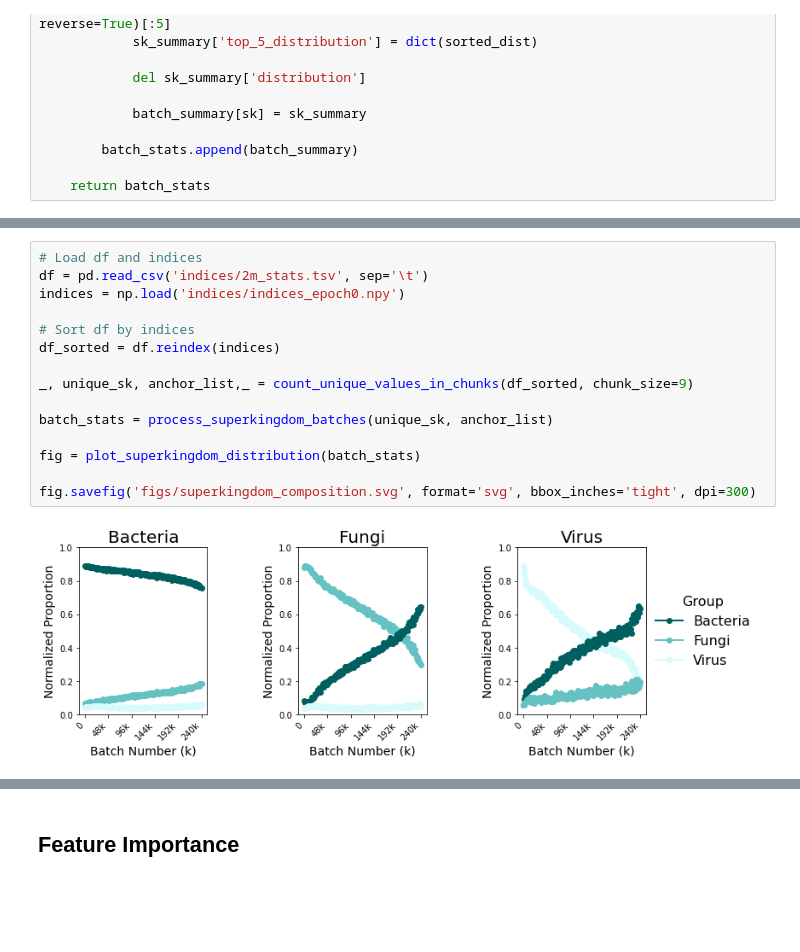
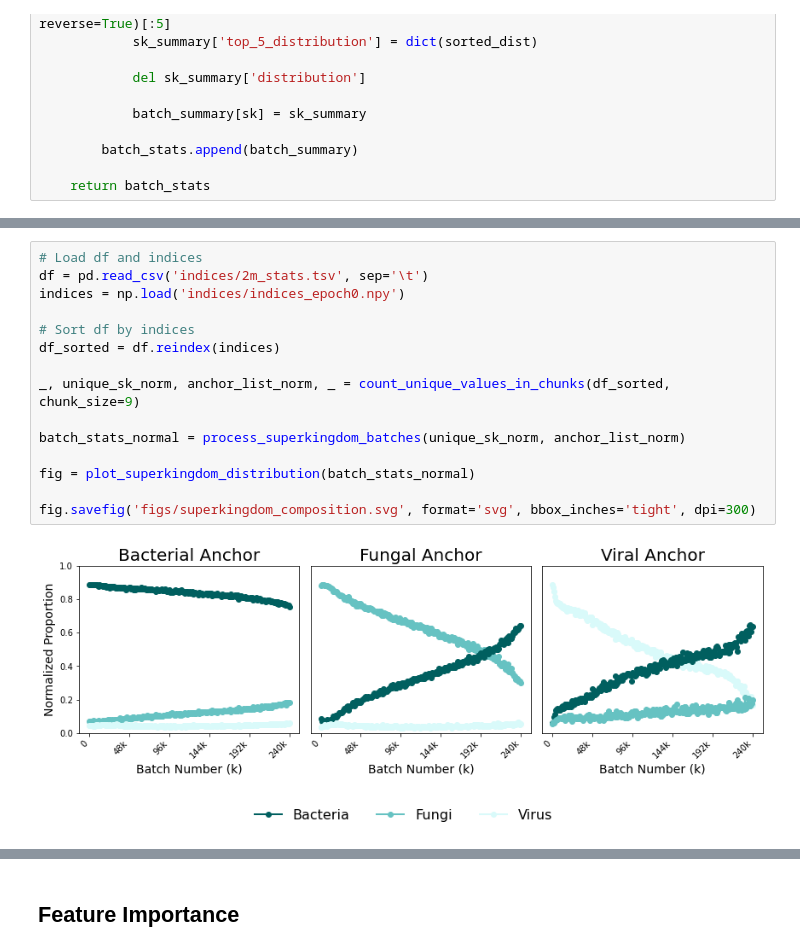
Before and after one commit to affo98/DNA-language-models-and-GLP1-microbiome-changes, a Jupyter notebook: figure_notebooks/make_figs.ipynb, the cells around one changed output, grey strips where cells are left out. Saved outputs shown, nothing was run; the diff lists cells and outputs as text; blank space fills up the shorter version.

Commit message:
updated the script and figures

```diff
--- a/figure_notebooks/make_figs.ipynb
+++ b/figure_notebooks/make_figs.ipynb
@@ -304,20 +336,20 @@ def plot_superkingdom_distribution(batch_stats, output_filename=None):
 # %%
 # Load df and indices
 df = pd.read_csv('indices/2m_stats.tsv', sep='\t')
 indices = np.load('indices/indices_epoch0.npy')
 
 # Sort df by indices
 df_sorted = df.reindex(indices)
 
-_, unique_sk, anchor_list,_ = count_unique_values_in_chunks(df_sorted, chunk_size=9)
+_, unique_sk_norm, anchor_list_norm, _ = count_unique_values_in_chunks(df_sorted, chunk_size=9)
 
-batch_stats = process_superkingdom_batches(unique_sk, anchor_list)
+batch_stats_normal = process_superkingdom_batches(unique_sk_norm, anchor_list_norm)
 
-fig = plot_superkingdom_distribution(batch_stats)
+fig = plot_superkingdom_distribution(batch_stats_normal)
 
 fig.savefig('figs/superkingdom_composition.svg', format='svg', bbox_inches='tight', dpi=300)
 # %% [output]
-[figure, old version]
+[figure, new version]
 # %%
 # Load df and indices
 indices = np.load('indices/indices_epoch0_resampled.npy')
```
Also changed, not shown: parts of 3 cells of this notebook, 5 other files.
